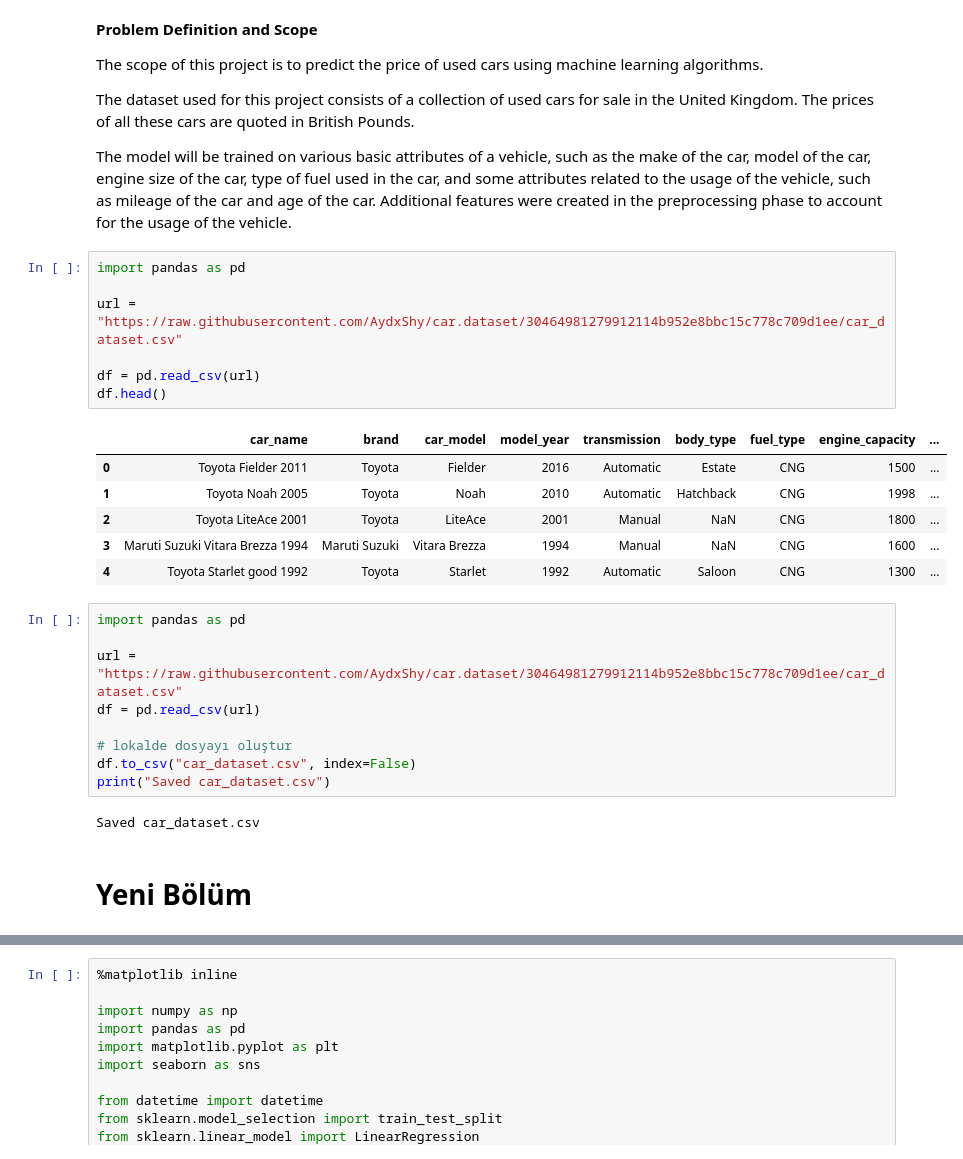
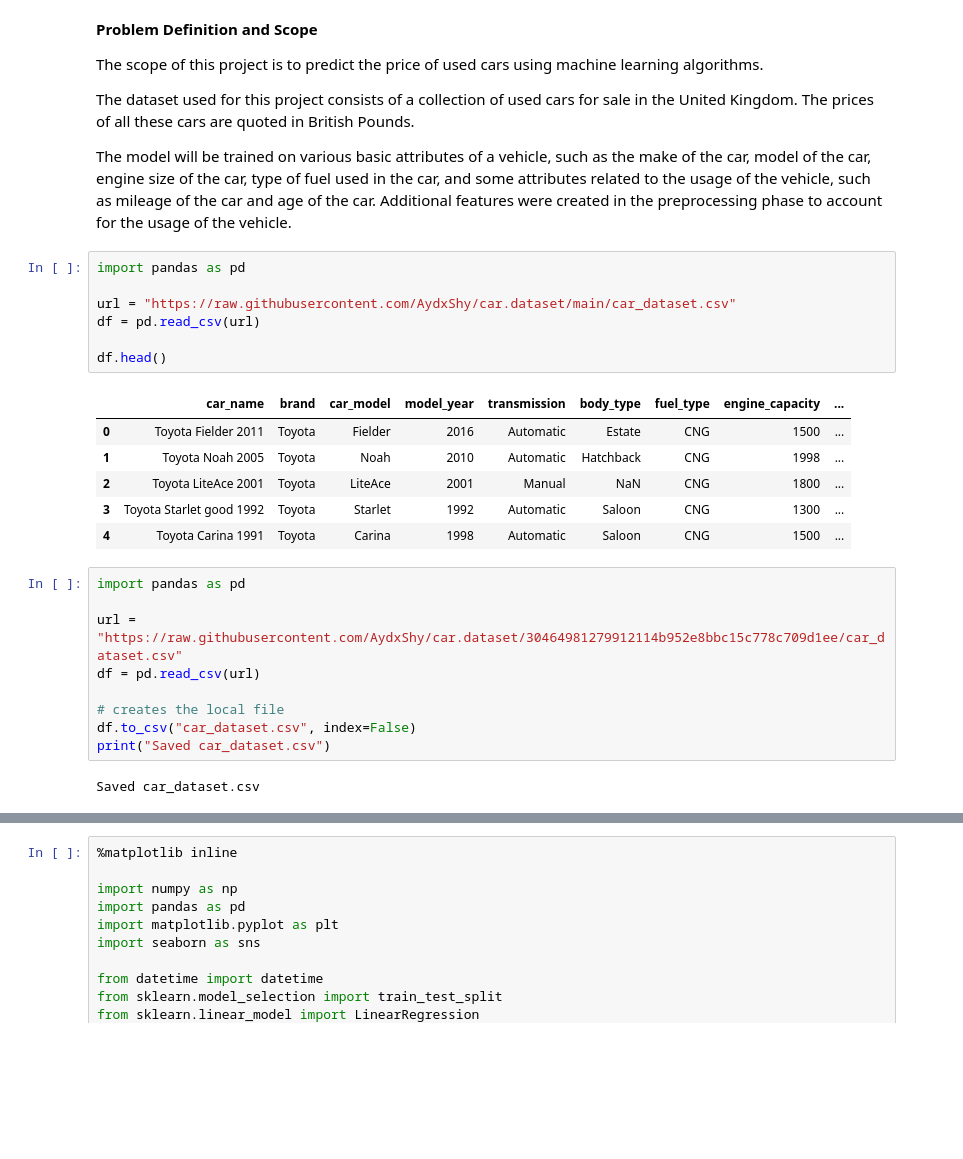
Before and after one commit to AydxShy/car.dataset, a Jupyter notebook: used_car.ipynb, the cells around one changed output, grey strips where cells are left out. Drawn from its saved outputs; the diff is of its cells as text; blank space fills up the shorter version.

```diff
--- a/used_car.ipynb
+++ b/used_car.ipynb
@@ -17,30 +17,28 @@ The model will be trained on various basic attributes of a vehicle, such as the
 # %%
 import pandas as pd
 
-url = "https://raw.githubusercontent.com/AydxShy/car.dataset/30464981279912114b952e8bbc15c778c709d1ee/car_dataset.csv"
+url = "https://raw.githubusercontent.com/AydxShy/car.dataset/main/car_dataset.csv"
+df = pd.read_csv(url)
 
-df = pd.read_csv(url)
 df.head()
 # %% [output]
 |  | car_name | brand | car_model | model_year | transmission | body_type | fuel_type | engine_capacity | ... |
 | 0 | Toyota Fielder 2011 | Toyota | Fielder | 2016 | Automatic | Estate | CNG | 1500 | ... |
 | 1 | Toyota Noah 2005 | Toyota | Noah | 2010 | Automatic | Hatchback | CNG | 1998 | ... |
 | 2 | Toyota LiteAce 2001 | Toyota | LiteAce | 2001 | Manual | NaN | CNG | 1800 | ... |
-| 3 | Maruti Suzuki Vitara Brezza 1994 | Maruti Suzuki | Vitara Brezza | 1994 | Manual | NaN | CNG | 1600 | ... |
-| 4 | Toyota Starlet good 1992 | Toyota | Starlet | 1992 | Automatic | Saloon | CNG | 1300 | ... |
+| 3 | Toyota Starlet good 1992 | Toyota | Starlet | 1992 | Automatic | Saloon | CNG | 1300 | ... |
+| 4 | Toyota Carina 1991 | Toyota | Carina | 1998 | Automatic | Saloon | CNG | 1500 | ... |
 # %%
 import pandas as pd
 
 url = "https://raw.githubusercontent.com/AydxShy/car.dataset/30464981279912114b952e8bbc15c778c709d1ee/car_dataset.csv"
 df = pd.read_csv(url)
 
-# lokalde dosyayı oluştur
+# creates the local file
 df.to_csv("car_dataset.csv", index=False)
 print("Saved car_dataset.csv")
 # %% [output]
 Saved car_dataset.csv
-# %% [markdown]
-# Yeni Bölüm
 # %%
 import pandas as pd
 
```
Also changed, not shown: parts of 36 cells of this notebook.
